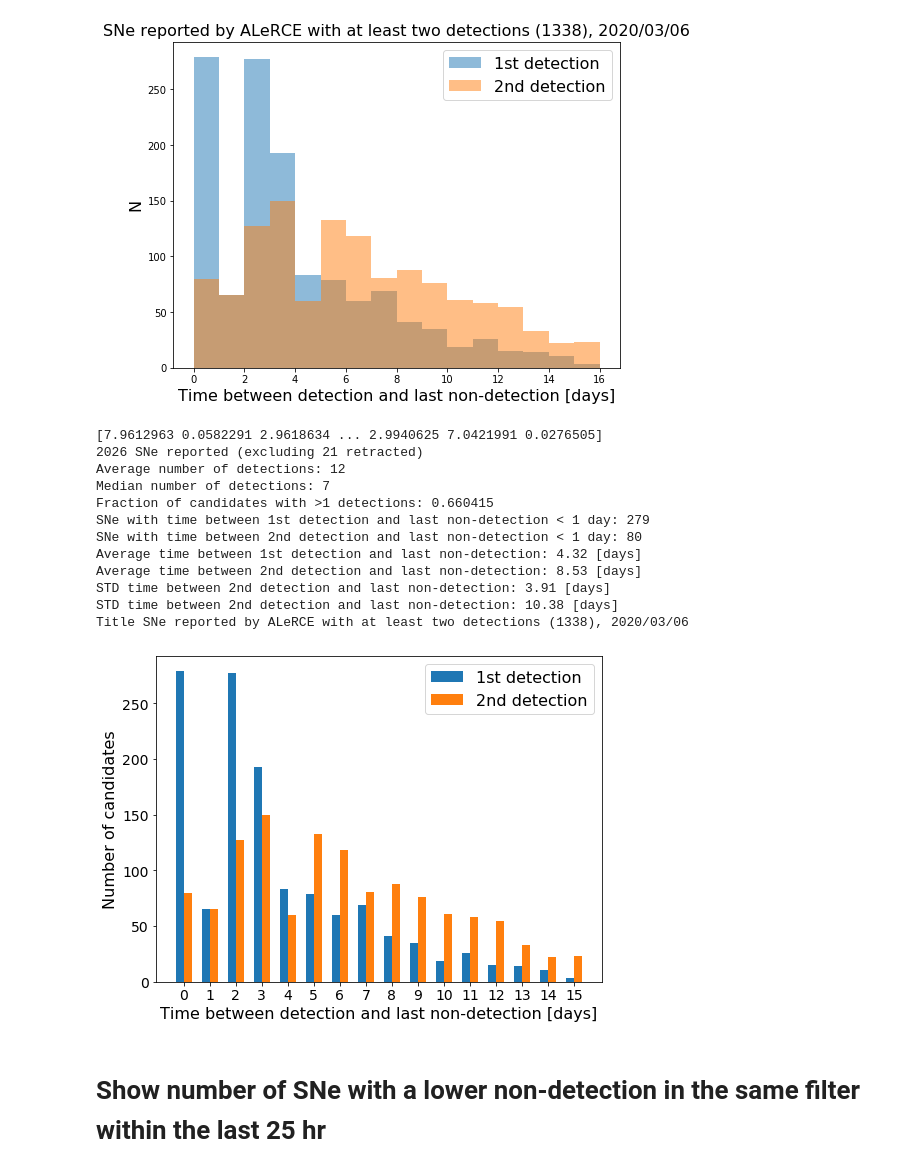
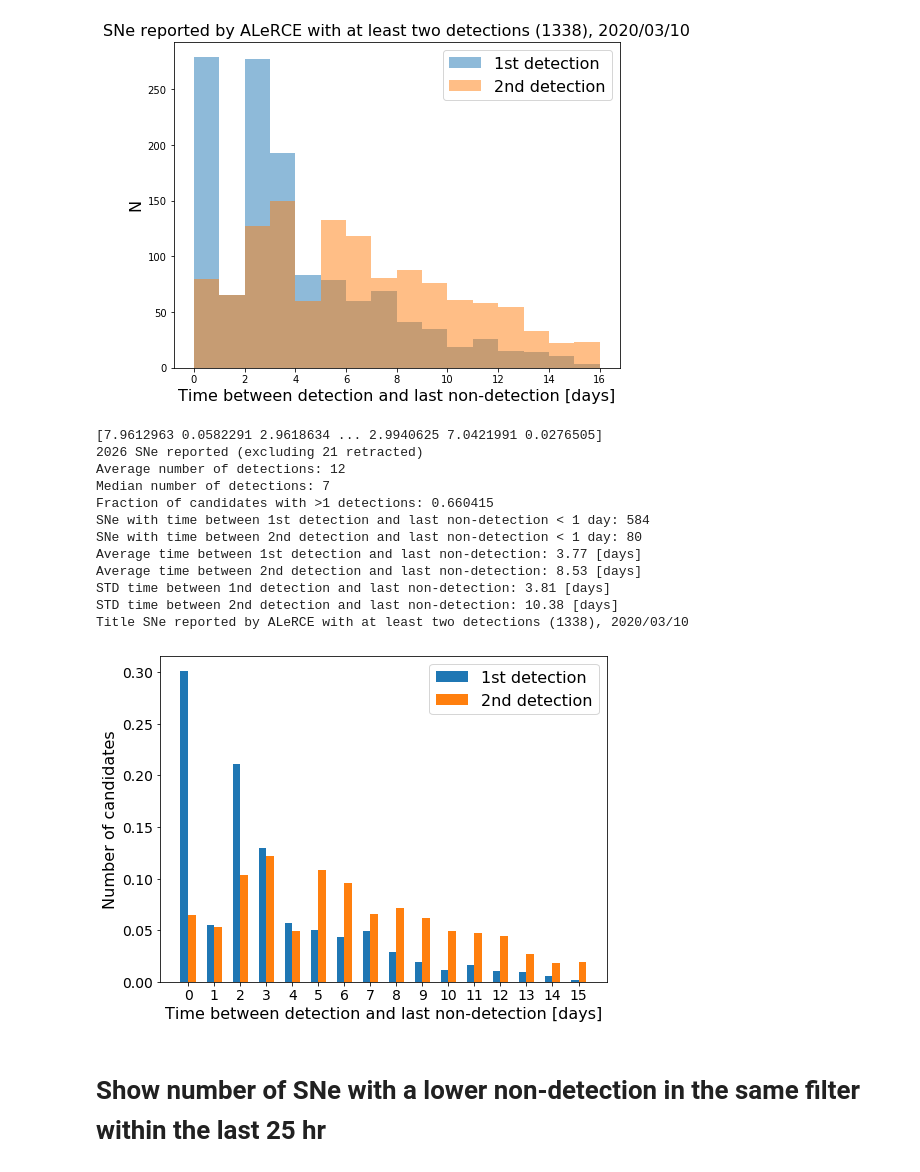
Before and after one commit to alercebroker/TNS_upload, a Jupyter notebook: ALeRCE_ZTF_TNS_analysis.ipynb, the cells around one changed output. Drawn from its saved outputs; the diff is of its cells as text; code cells hidden in the pictures.

Commit message:
cumulative using one detection

```diff
--- a/ALeRCE_ZTF_TNS_analysis.ipynb
+++ b/ALeRCE_ZTF_TNS_analysis.ipynb
@@ -602,6 +603,7 @@ print(np.mean(df.first_UT), np.std(df.first_UT))
 import ephem
 # %%
 df["ecl_lat"] = df.apply(lambda row: np.rad2deg(ephem.Ecliptic(ephem.Equatorial('%s' % (row.ra / 15.), '%s' % row.dec, epoch=ephem.J2000)).lat), axis=1)
+retracted = pd.read_csv("retracted.txt").oid.to_list()
 # %%
 fig, ax = plt.subplots()
 mask = df.nobs == 1
@@ -762,10 +764,11 @@ STD time between 2nd detection and last non-detection: 10.38 [days]
 [figure]
 # %%
 fig, ax = plt.subplots(figsize = (8, 6))
+density = True
 bins = np.linspace(0, 16, 17)
 print(df.dt[df.nobs > 1].values)
-h1, _ = np.histogram(df.dt[df.nobs > 1].values, bins=bins)
-h2, _ = np.histogram(df.dt2[df.nobs > 1].values, bins=bins)
+h1, _ = np.histogram(df.dt.values, bins=bins, density=density)
+h2, _ = np.histogram(df.dt2[df.nobs > 1].values, bins=bins, density=density)
 width = 0.3
 h1_x = bins - 0.15
 h2_x = bins + 0.15
@@ -773,41 +776,41 @@ ax.bar(h1_x[0:-1], h1, width=width, label="1st detection")
 ax.bar(h2_x[0:-1], h2, width=width, label="2nd detection")
 plt.tick_params(labelsize=14)
 ax.set_xticks(bins[:-1])
 
 ax.set_xlabel("Time between detection and last non-detection [days]", fontsize = 16)
 print("%i SNe reported (excluding %i retracted)" % (df.nobs.shape[0], len(retracted)))
 print("Average number of detections: %i" % np.average(df.nobs[df.nobs > 1]))
 print("Median number of detections: %i" % np.median(df.nobs[df.nobs > 1]))
 print("Fraction of candidates with >1 detections: %f" % (np.sum(df.nobs > 1) / df.nobs.shape[0]))
-print("SNe with time between 1st detection and last non-detection < 1 day: %i" % np.sum(df.dt[df.nobs > 1] < 1))
+print("SNe with time between 1st detection and last non-detection < 1 day: %i" % np.sum(df.dt < 1))
 print("SNe with time between 2nd detection and last non-detection < 1 day: %i" % np.sum(df.dt2[df.nobs > 1] < 1))
-print("Average time between 1st detection and last non-detection: %4.2f [days]" % np.mean(df.dt[df.nobs > 1]))
+print("Average time between 1st detection and last non-detection: %4.2f [days]" % np.mean(df.dt))
 print("Average time between 2nd detection and last non-detection: %4.2f [days]" % np.mean(df.dt2[df.nobs > 1]))
-print("STD time between 2nd detection and last non-detection: %4.2f [days]" % np.std(df.dt[df.nobs > 1]))
+print("STD time between 1nd detection and last non-detection: %4.2f [days]" % np.std(df.dt))
 print("STD time between 2nd detection and last non-detection: %4.2f [days]" % np.std(df.dt2[df.nobs > 1]))
 ax.set_ylabel("Number of candidates", fontsize = 16)
 ax.legend(fontsize = 16)
 #if mode=="tns":
 #    ax.set_title("SNe reported by ALeRCE with at least two detections (%i), %i/%02i/%02i" % (np.sum(df.nobs > 1), now.year, now.month, now.day), fontsize = 16)
 #elif mode=="all":
 #    ax.set_title("SNe identified by ALeRCE with at least two detections (%i), %i/%02i/%02i" % (np.sum(df.nobs > 1), now.year, now.month, now.day), fontsize = 16)
 print("Title", "SNe reported by ALeRCE with at least two detections (%i), %i/%02i/%02i" % (np.sum(df.nobs > 1), now.year, now.month, now.day))
 plt.savefig("plots/TimeSinceDetection_%s.png" % mode, bbox_inches="tight")
 plt.savefig("plots/TimeSinceDetection_%s.pdf" % mode, bbox_inches="tight")
 # %% [output]
 [7.9612963 0.0582291 2.9618634 ... 2.9940625 7.0421991 0.0276505]
 2026 SNe reported (excluding 21 retracted)
 Average number of detections: 12
 Median number of detections: 7
 Fraction of candidates with >1 detections: 0.660415
-SNe with time between 1st detection and last non-detection < 1 day: 279
+SNe with time between 1st detection and last non-detection < 1 day: 584
 SNe with time between 2nd detection and last non-detection < 1 day: 80
-Average time between 1st detection and last non-detection: 4.32 [days]
+Average time between 1st detection and last non-detection: 3.77 [days]
 Average time between 2nd detection and last non-detection: 8.53 [days]
-STD time between 2nd detection and last non-detection: 3.91 [days]
+STD time between 1nd detection and last non-detection: 3.81 [days]
 STD time between 2nd detection and last non-detection: 10.38 [days]
-Title SNe reported by ALeRCE with at least two detections (1338), 2020/03/06
+Title SNe reported by ALeRCE with at least two detections (1338), 2020/03/10
-[figure, old version]
+[figure, new version]
 # %% [markdown]
 # Show number of SNe with a lower non-detection in the same filter within the last 25 hr
 # %%
```
Also changed, not shown: parts of 4 cells of this notebook, 14 other files.
